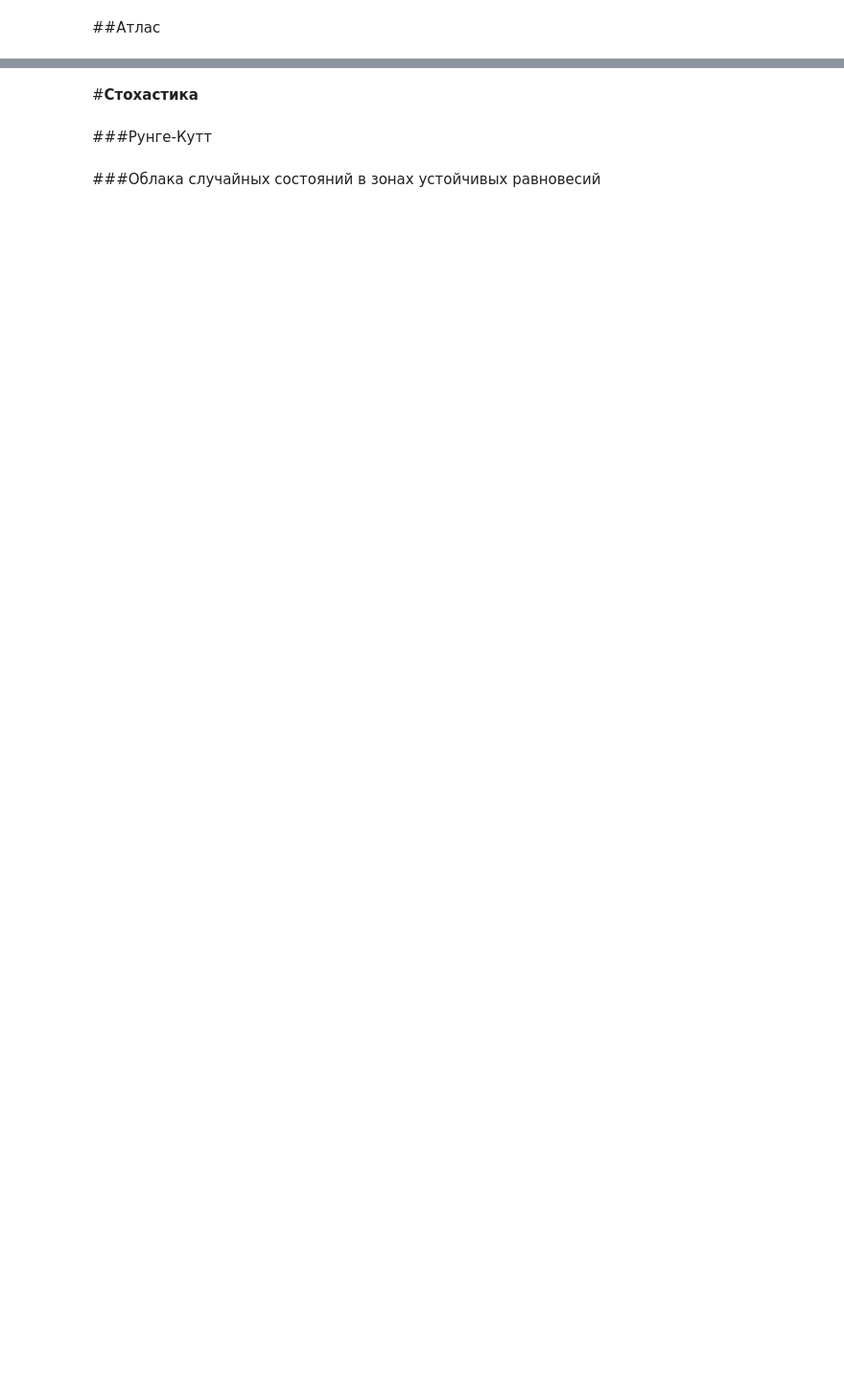
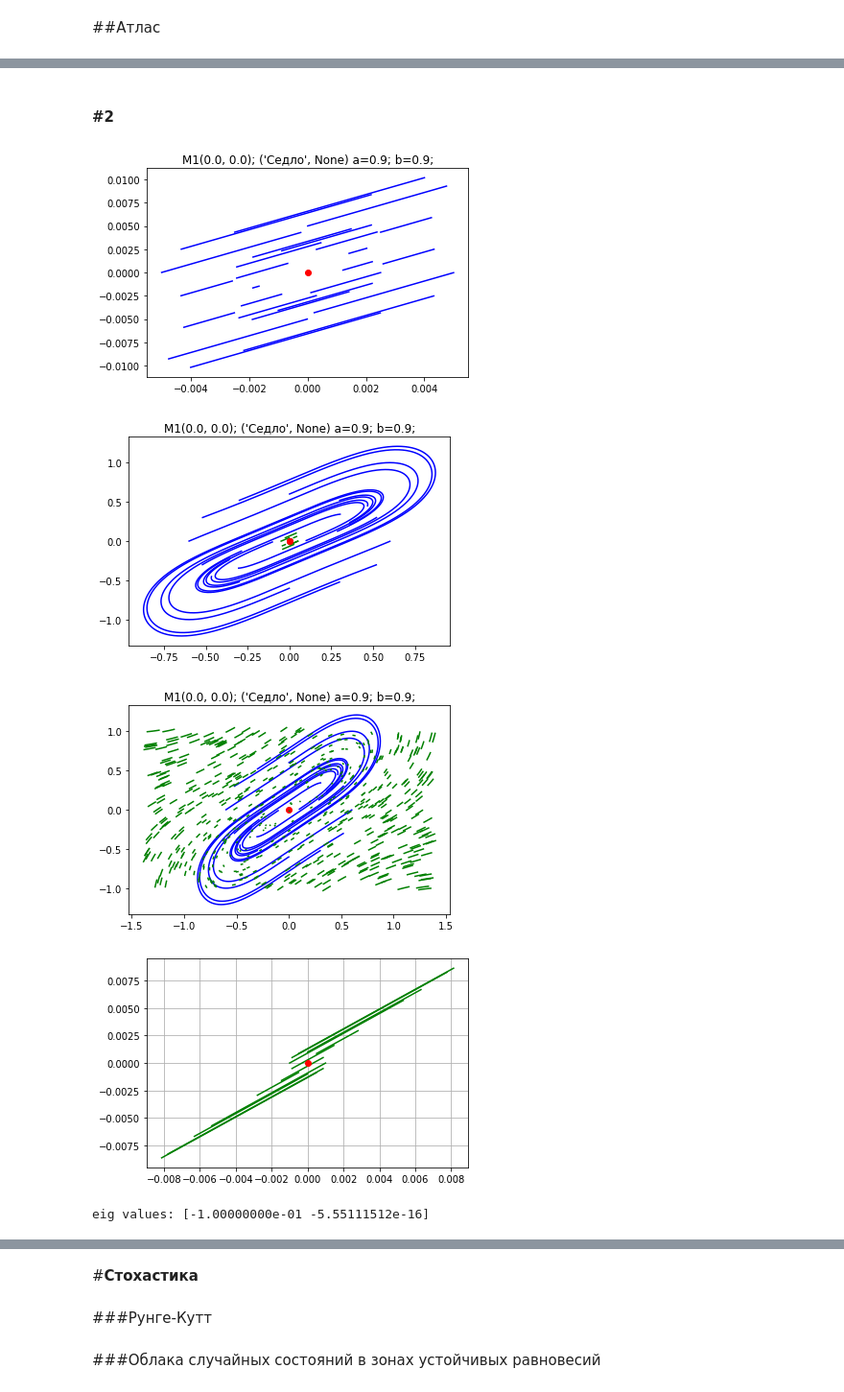
Before and after one commit to SergeyPishchulov/CurrencyConverter, a Jupyter notebook: Копия_"ДУ_№6_Климатическая_модель_ipynb".ipynb, the cells around one changed output, grey strips where cells are left out. Shown at 96% size. Drawn from its saved outputs; the diff is of its cells as text; code cells hidden in the pictures; blank space fills up the shorter version.

```diff
--- a/Копия_"ДУ_№6_Климатическая_модель_ipynb".ipynb
+++ b/Копия_"ДУ_№6_Климатическая_модель_ipynb".ipynb
@@ -548,12 +618,22 @@ plt.show()
+# %% [markdown]
+#### #2
 # %%
-number=2#TODO Не похоже на седло. Напечатать собственные числа.
+number=2#TODO Не похоже на седло.
 (t0, t1), a,b = types[number]
 
+def print_tracks_start_in_circle(r=0.6, n=12):
+  for (x0,y0) in get_point_on_circle(0,0,0.6,n=12):
+    xs, ys = get_plot_runge_kutt(x0, y0, a=a, b=b, points_count=10**4)
+    plt.plot(xs, ys, color='b')
+    # plt.plot(x0, y0,'mo')
+  plt.plot(0,0,'ro')
+  plt.title(f"{m1_des} {(t0,t1)} a={a}; b={b};")
+
 #M0 вблизи
-for (x0,y0) in get_point_on_circle(0,0,0.005,n=12):
-    xs, ys = get_plot_runge_kutt(x0, y0, a=a, b=b, h=1e-4, points_count=10**3)
-    plt.plot(xs, ys, color='b')
-    plt.plot(x0, y0,'mo')
+for (r,n) in [(0.005,12), (0.0025,13)]:
+  for (x0,y0) in get_point_on_circle(0,0,r,n):
+      xs, ys = get_plot_runge_kutt(x0, y0, a=a, b=b, h=1e-4, points_count=10**4)
+      plt.plot(xs, ys, color='b')
 plt.plot(0,0,'ro')
 # plt.plot(math.sqrt(b-a),math.sqrt(b-a), 'mo')
 plt.title(f"{m1_des} {(t0,t1)} a={a}; b={b};")
@@ -566,42 +646,46 @@ if b>=a:
     for (x0,y0) in get_point_on_circle(x_eq, y_eq,0.05,n=6):
       xs, ys = get_plot_runge_kutt(x0, y0, a=a, b=b, points_count=10**3)
       plt.plot(xs, ys, color='g')
     plt.plot(x_eq, y_eq,'ro')
     m1_des =f"M1{x_eq, y_eq};"
     plt.plot(xs, ys, color='g')
 else:
   t1="-"
 
-
-
-def print_tracks_start_in_circle():
-  for (x0,y0) in get_point_on_circle(0,0,0.6,n=12):
-    xs, ys = get_plot_runge_kutt(x0, y0, a=a, b=b, points_count=10**4)
-    plt.plot(xs, ys, color='b')
-    plt.plot(x0, y0,'mo')
-  plt.plot(0,0,'ro')
-  plt.title(f"{m1_des} {(t0,t1)} a={a}; b={b};")
-
 print_tracks_start_in_circle()
 plt.show()
 
 #almost isocline
 print_tracks_start_in_circle()
 for i in range(600):
   xr=1.4
   yr=1
   x0=random.uniform(-xr, xr)
   y0=random.uniform(-yr, yr)
-  xs, ys = get_plot_runge_kutt(x0, y0, a=a, b=b, points_count=10)
+  xs, ys = get_plot_runge_kutt(x0, y0, a=a, b=b, points_count=50)
   plt.plot(xs, ys, color='g')
 
 plt.title(f"{m1_des} {(t0,t1)} a={a}; b={b};")
 plt.show()
-#Отдельно Устойчивый узел в М1, М2
+#Отдельно М1, М2
 x_eq, y_eq = (math.sqrt(b-a),math.sqrt(b-a))
 for (x0,y0) in get_point_on_circle(x_eq, y_eq,0.001,n=12):
   xs, ys = get_plot_runge_kutt(x0, y0, a=a, b=b, points_count=10**4)
   plt.plot(xs, ys, color='g')
   # plt.plot(x0, y0,'go')
 plt.plot(x_eq, y_eq,'ro')
+plt.grid()
 plt.show()
+
+#EIG values
+jacobian_matrix=[[-1, 1],
+                 [-a, b]]
+eig_values, eig_vectors = np.linalg.eig(jacobian_matrix)
+print("eig values:", eig_values)
+# print("eig vectors:", eig_vectors)
+# %% [output]
+[figure, added]
+[figure, added]
+[figure, added]
+[figure, added]
+eig values: [-1.00000000e-01 -5.55111512e-16]
```
Also changed, not shown: parts of 43 cells of this notebook.
